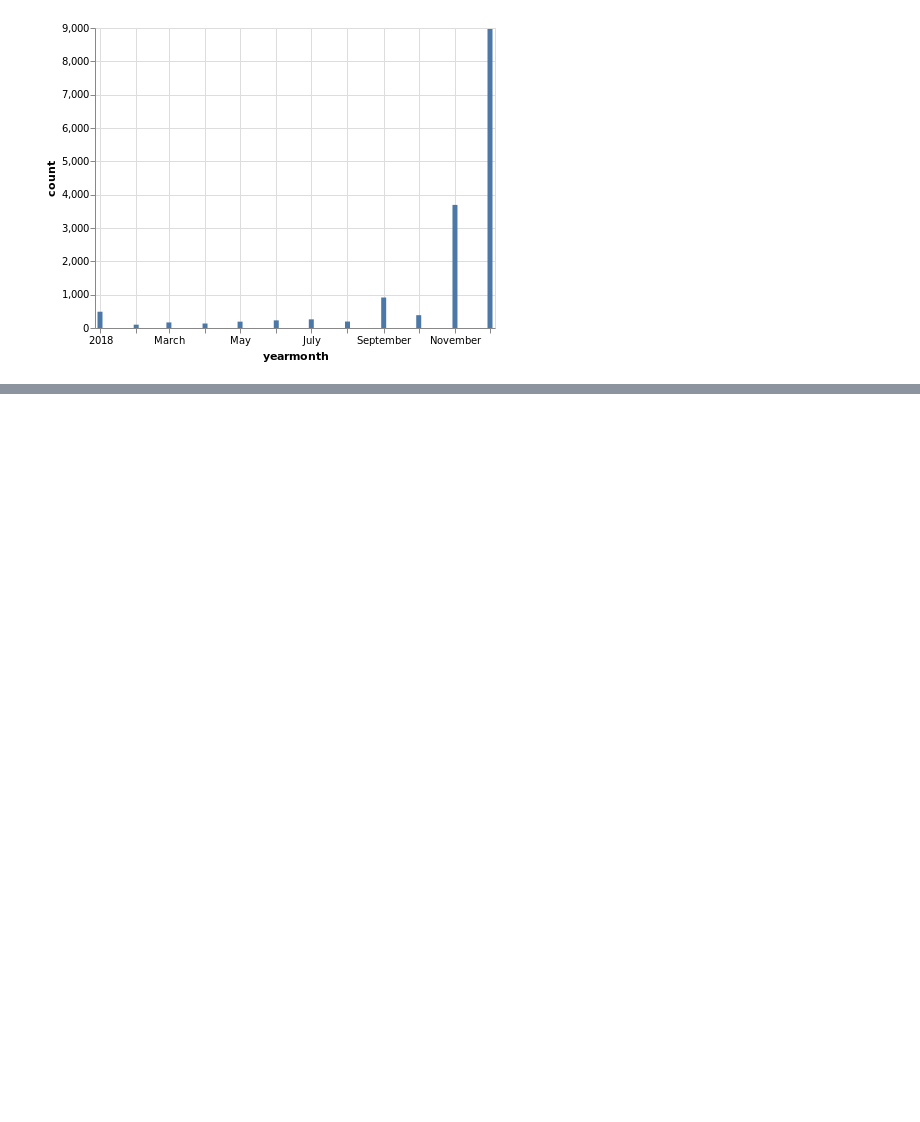
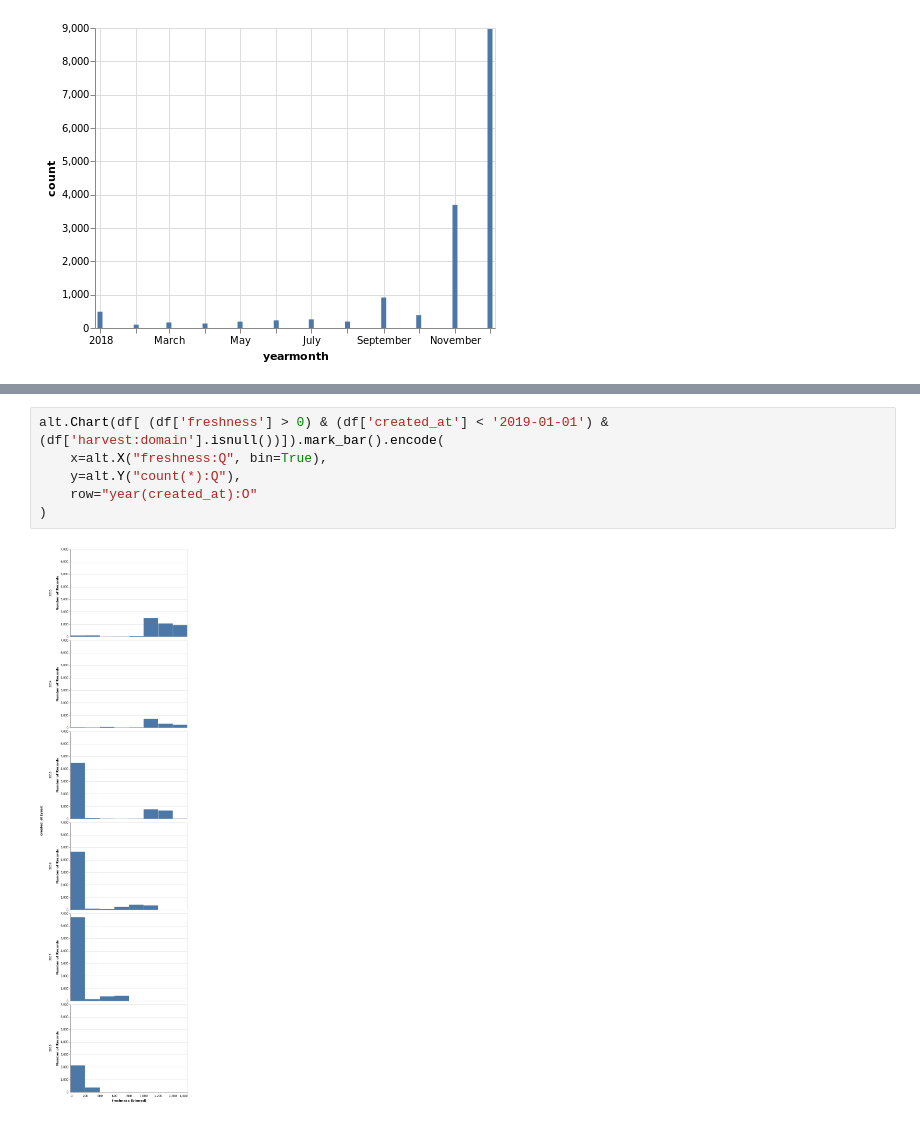
Before and after one commit to taniki/notebooks, a Jupyter notebook: data.gouv.fr/pilotage/datasets.ipynb, the cells around one changed output, grey strips where cells are left out. Drawn from its saved outputs; the diff is of its cells as text; blank space fills up the shorter version.

```diff
--- a/data.gouv.fr/pilotage/datasets.ipynb
+++ b/data.gouv.fr/pilotage/datasets.ipynb
@@ -312,0 +341,8 @@ alt.Chart(df[(df.last_modified > '2018-01-01') & (df.last_modified < '2019-01-01
+# %%
+alt.Chart(df[ (df['freshness'] > 0) & (df['created_at'] < '2019-01-01') & (df['harvest:domain'].isnull())]).mark_bar().encode(
+    x=alt.X("freshness:Q", bin=True),
+    y=alt.Y("count(*):Q"),
+    row="year(created_at):O"
+)
+# %% [output]
+[figure, added]
```
Also changed, not shown: parts of 14 cells of this notebook.
